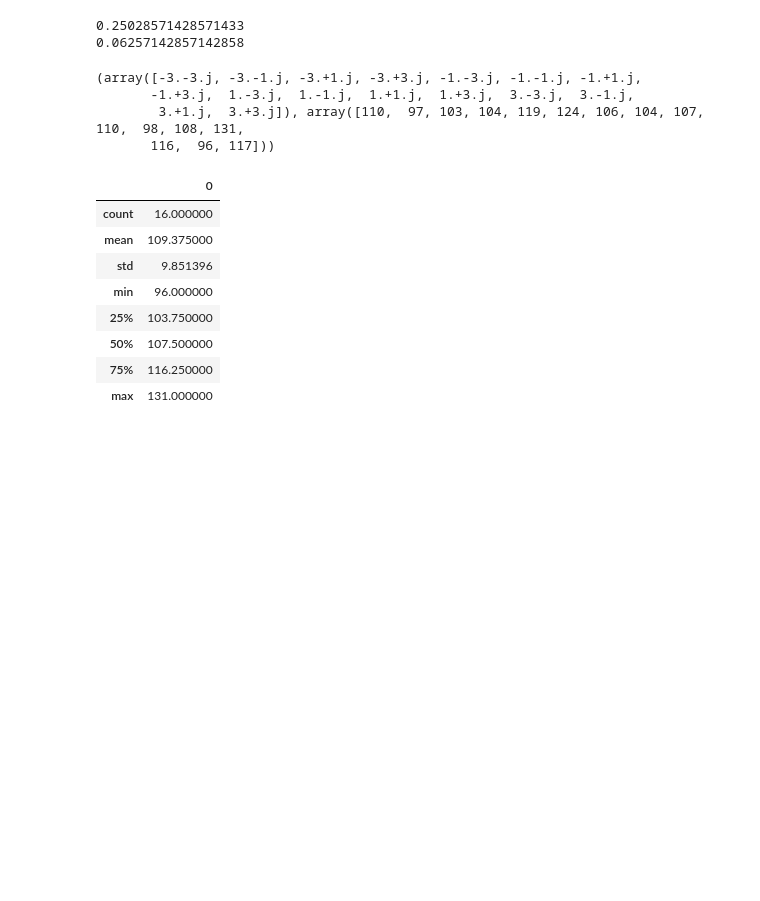
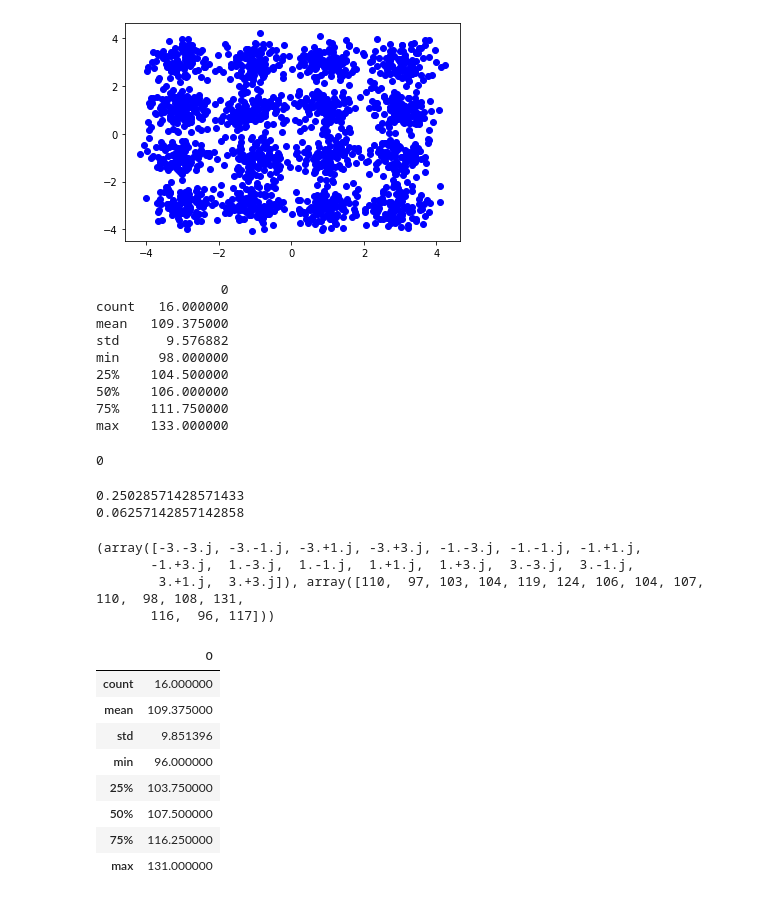
Before and after one commit to spregler/Digital-Communications, a Jupyter notebook: 16QAM_Hamming2.ipynb, the cells around one changed output. Saved outputs shown, nothing was run; the diff lists cells and outputs as text; code cells hidden in the pictures; blank space fills up the shorter version.

```diff
--- a/16QAM_Hamming2.ipynb
+++ b/16QAM_Hamming2.ipynb
@@ -2,0 +20,14 @@
+# %%
+''' 1) Generate random bitstream that represents encoded source symbols '''
+
+NUM_BITS = 7000
+M = 16
+k = 4
+NUM_SYMBOLS = NUM_BITS//k
+np.random.seed = 42
+
+# Create binary array of size num_bits
+BIT_SEQ = np.random.randint(2, size=NUM_BITS)
+
+# Create LUT used for modulating siganl. The result of divmod is used to index the LUT in such a way that adjacent signals differ by only 1 bit.
+LUT = np.array([-3, -1, 3, 1])
@@ -117,3 +166,18 @@ df_describe.describe()
+# %%
+''' 3b) Pass Hamming Code through the same channel '''
+addNoise(Hamming(BIT_SEQ))
+# %% [output]
+[figure, added]
+                0
+count   16.000000
+mean   109.375000
+std      9.576882
+min     98.000000
+25%    104.500000
+50%    106.000000
+75%    111.750000
+max    133.000000
+0
 # %%
 # Prototype to use in correlation calculation for signal decision
 prototype_dec = np.asarray(messageSet).dot(1 << np.arange(np.asarray(messageSet).shape[-1] - 1, -1, -1))
```
Also changed, not shown: parts of 8 cells of this notebook.
